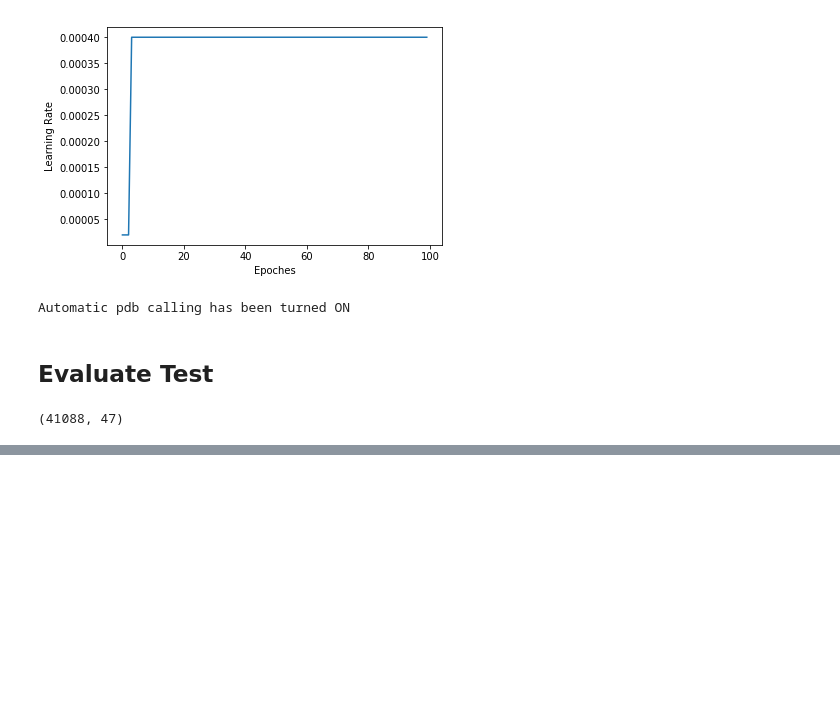
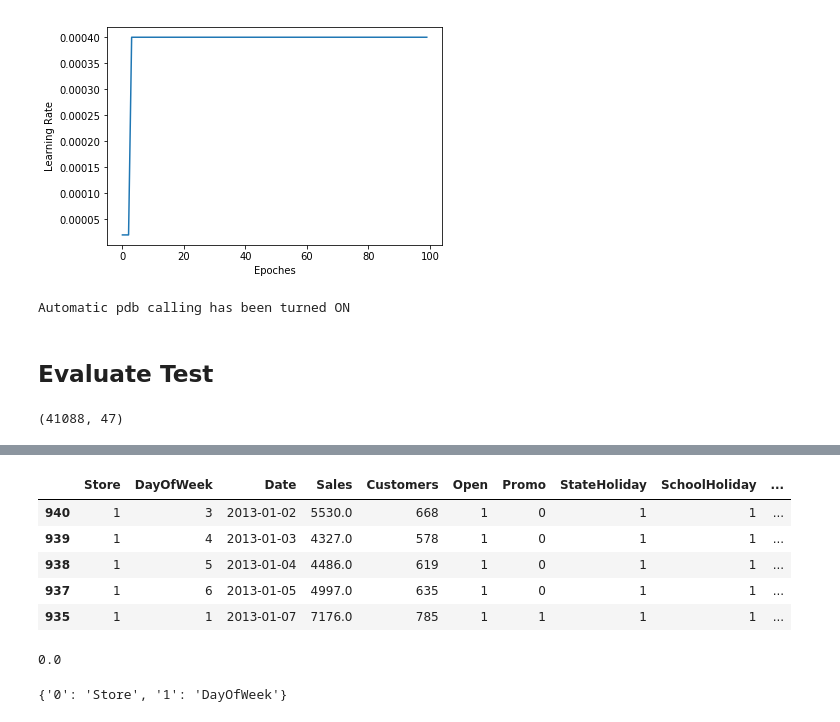
Before and after one commit to 7kbird/learning_notes, a Jupyter notebook: fast_ai/deeplearning/lesson14_rossman.ipynb, the cells around one changed output, grey strips where cells are left out. Saved outputs shown, nothing was run; the diff lists cells and outputs as text; code cells hidden in the pictures; blank space fills up the shorter version.

```diff
--- a/fast_ai/deeplearning/lesson14_rossman.ipynb
+++ b/fast_ai/deeplearning/lesson14_rossman.ipynb
@@ -1022,0 +1254,13 @@ create_submission(cat_mapped_test, num_mapped_test, model, 'ross_man_submission.
+# %%
+train_processed.sort_values(['Store', 'Year', 'Month', 'Day']).head()
+# %% [output]
+|  | Store | DayOfWeek | Date | Sales | Customers | Open | Promo | StateHoliday | SchoolHoliday | ... |
+| 940 | 1 | 3 | 2013-01-02 | 5530.0 | 668 | 1 | 0 | 1 | 1 | ... |
+| 939 | 1 | 4 | 2013-01-03 | 4327.0 | 578 | 1 | 0 | 1 | 1 | ... |
+| 938 | 1 | 5 | 2013-01-04 | 4486.0 | 619 | 1 | 0 | 1 | 1 | ... |
+| 937 | 1 | 6 | 2013-01-05 | 4997.0 | 635 | 1 | 0 | 1 | 1 | ... |
+| 935 | 1 | 1 | 2013-01-07 | 7176.0 | 785 | 1 | 1 | 1 | 1 | ... |
+# %%
+min(train_processed_k['0'])
+# %% [output]
+0.0
@@ -1022,0 +1271,14 @@ create_submission(cat_mapped_test, num_mapped_test, model, 'ross_man_submission.
+# %%
+col_map = {}
+for col in sorted_k:
+    for offset in (0, 1):
+        tgt = sorted_k[col] + offset
+        for tgt_col in sorted_t:
+            if sorted_t[tgt_col].dtype == sorted_t.Date.dtype:
+                break
+            if all(tgt == sorted_t[tgt_col]):
+                col_map[col] = tgt_col
+                break
+col_map
+# %% [output]
+{'0': 'Store', '1': 'DayOfWeek'}
```
Also changed, not shown: parts of 30 cells of this notebook.
